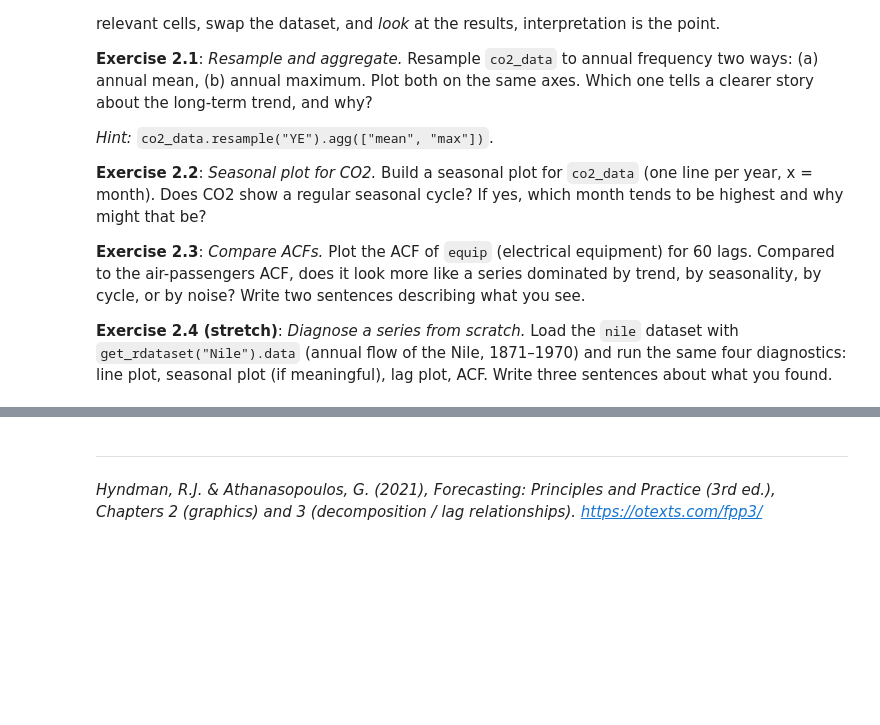
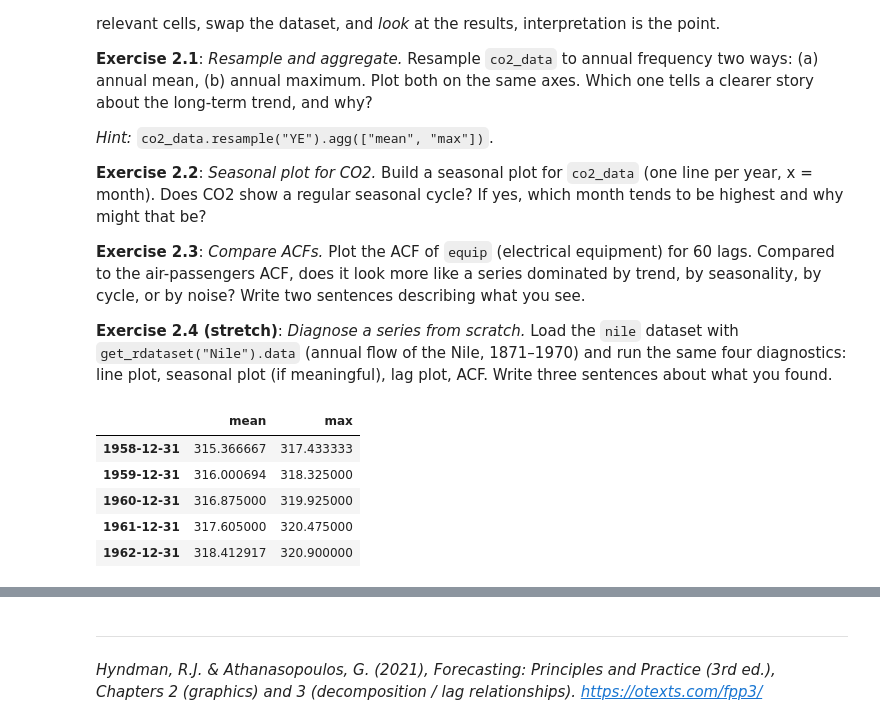
Before and after one commit to rouzbeh-enayatzadeh/ds-time-series-analysis, a Jupyter notebook: 02_eda_and_visualization.ipynb, the cells around one changed output, grey strips where cells are left out. Cells and saved outputs as stored; diff of their text form; code cells hidden in the pictures; blank space fills up the shorter version.

```diff
--- a/02_eda_and_visualization.ipynb
+++ b/02_eda_and_visualization.ipynb
@@ -244,3 +285,13 @@ Load the `nile` dataset with
 `get_rdataset("Nile").data` (annual flow of the Nile, 1871–1970) and run
 the same four diagnostics: line plot, seasonal plot (if meaningful), lag
 plot, ACF. Write three sentences about what you found.
+# %%
+annual = co2_data.resample("YE").agg(["mean", "max"])
+annual.head()
+# %% [output]
+|  | mean | max |
+| 1958-12-31 | 315.366667 | 317.433333 |
+| 1959-12-31 | 316.000694 | 318.325000 |
+| 1960-12-31 | 316.875000 | 319.925000 |
+| 1961-12-31 | 317.605000 | 320.475000 |
+| 1962-12-31 | 318.412917 | 320.900000 |
```
Also changed, not shown: parts of 13 cells of this notebook.
